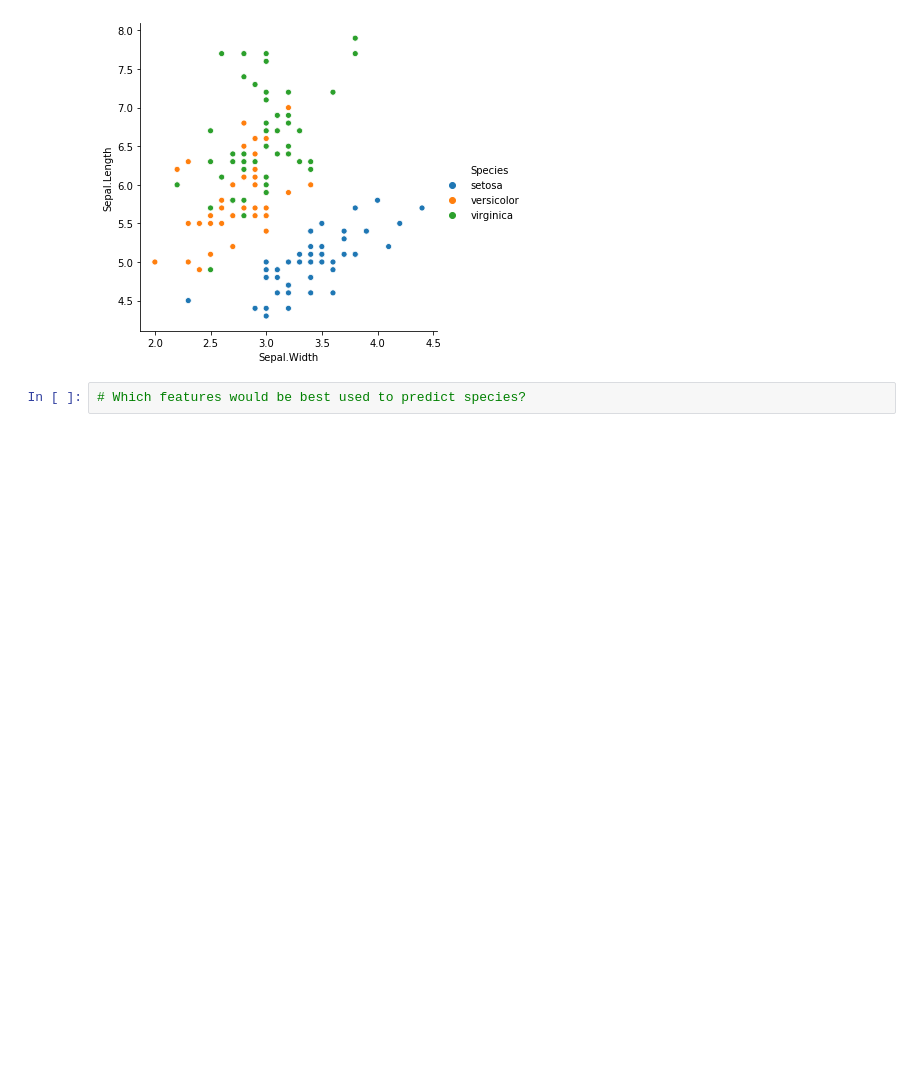
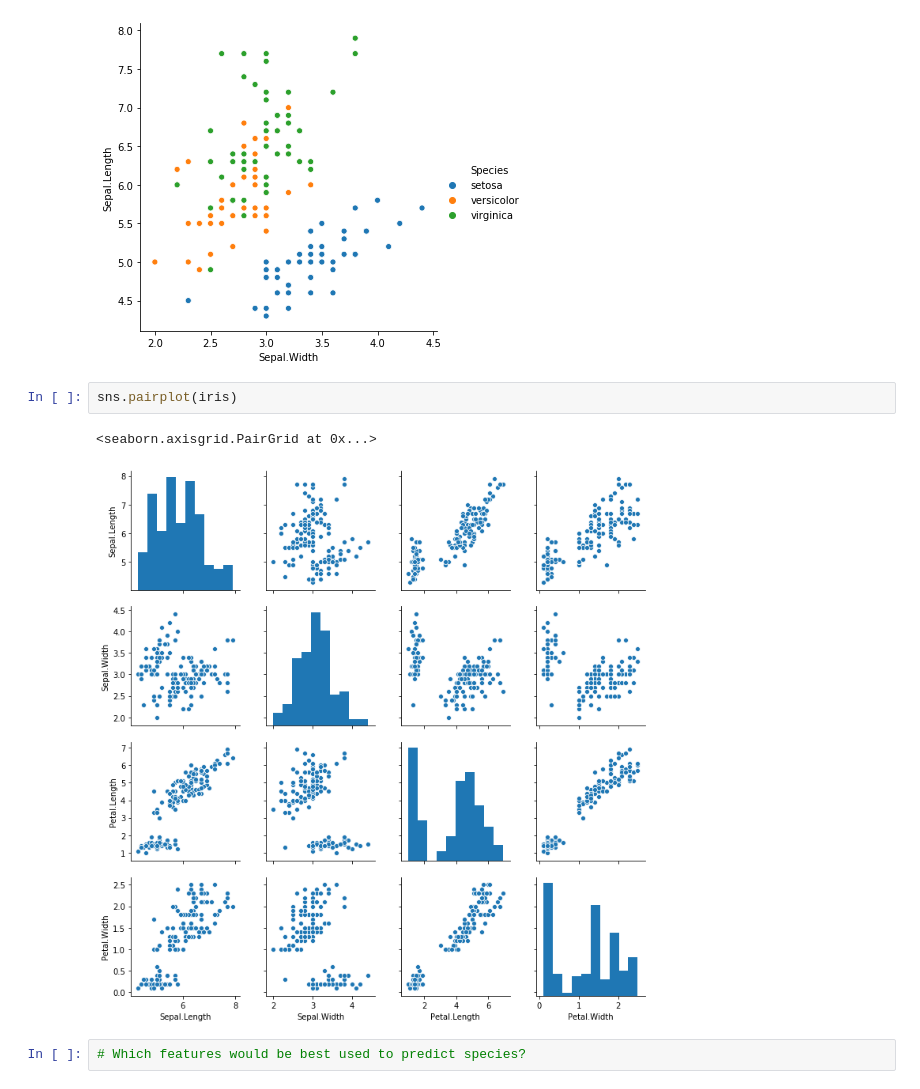
Before and after one commit to Jacqueline-A-Shay/python-exercises, a Jupyter notebook: 4.9_seaborn_exercises.ipynb, the cells around one changed output. Drawn from its saved outputs; the diff is of its cells as text; blank space fills up the shorter version.

```diff
--- a/4.9_seaborn_exercises.ipynb
+++ b/4.9_seaborn_exercises.ipynb
@@ -135,6 +135,11 @@ plt.show()
 plt.close()
 # %% [output]
 [figure]
+# %%
+sns.pairplot(iris)
+# %% [output]
+<seaborn.axisgrid.PairGrid at 0x...>
+[figure, added]
 # %%
 # Which features would be best used to predict species?
 # %%
```
Also changed, not shown: parts of 5 cells of this notebook, 1 other file.
